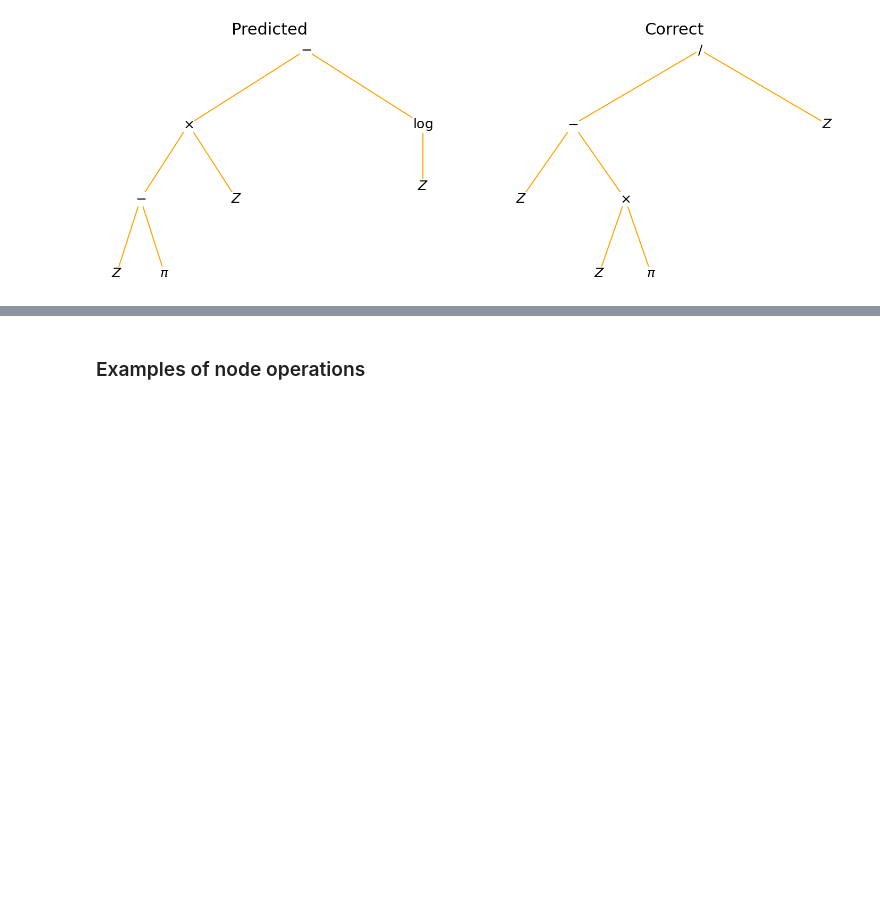
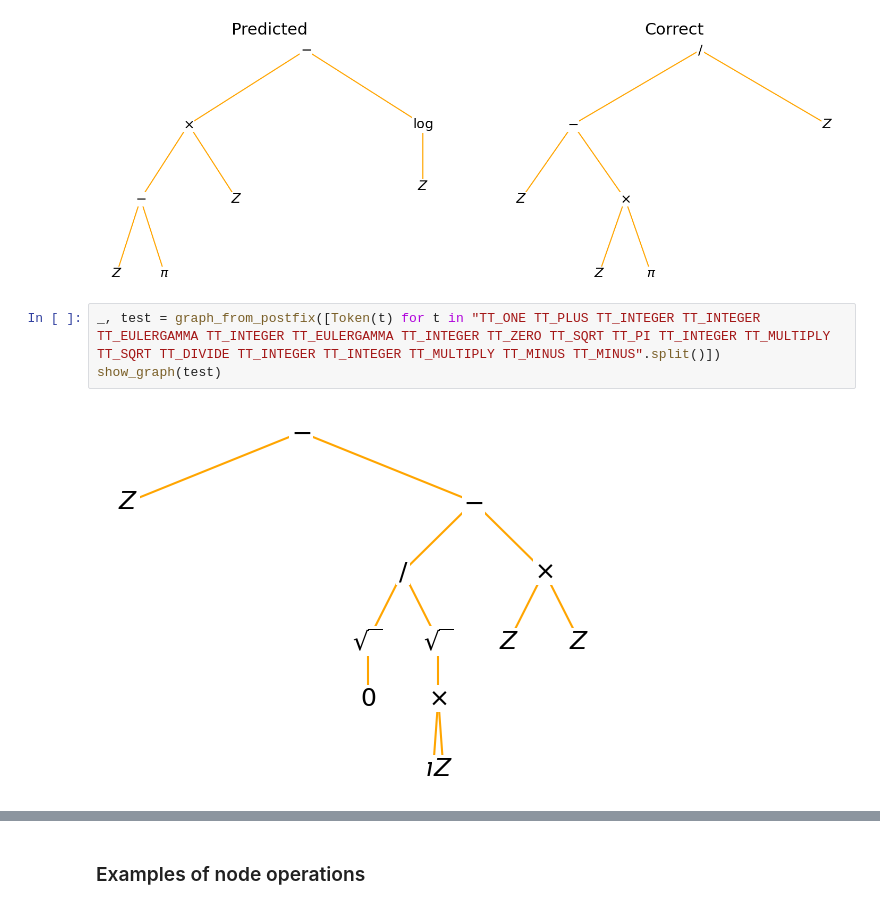
Before and after one commit to ElMiho/fagprojekt-01666, a Jupyter notebook: code/My expanded TED.ipynb, the cells around one changed output, grey strips where cells are left out. Saved outputs shown, nothing was run; the diff lists cells and outputs as text; blank space fills up the shorter version.

```diff
--- a/code/My expanded TED.ipynb
+++ b/code/My expanded TED.ipynb
@@ -152,6 +152,11 @@ show_graph(correct_graph)
 plt.show()
 # %% [output]
 [figure]
+# %%
+_, test = graph_from_postfix([Token(t) for t in "TT_ONE TT_PLUS TT_INTEGER TT_INTEGER TT_EULERGAMMA TT_INTEGER TT_EULERGAMMA TT_INTEGER TT_ZERO TT_SQRT TT_PI TT_INTEGER TT_MULTIPLY TT_SQRT TT_DIVIDE TT_INTEGER TT_INTEGER TT_MULTIPLY TT_MINUS TT_MINUS".split()])
+show_graph(test)
+# %% [output]
+[figure, added]
 # %%
 def graph_equality(root1, root2):
     # In case it's a null-node
```
Also changed, not shown: parts of 10 cells of this notebook, 10 other files.
